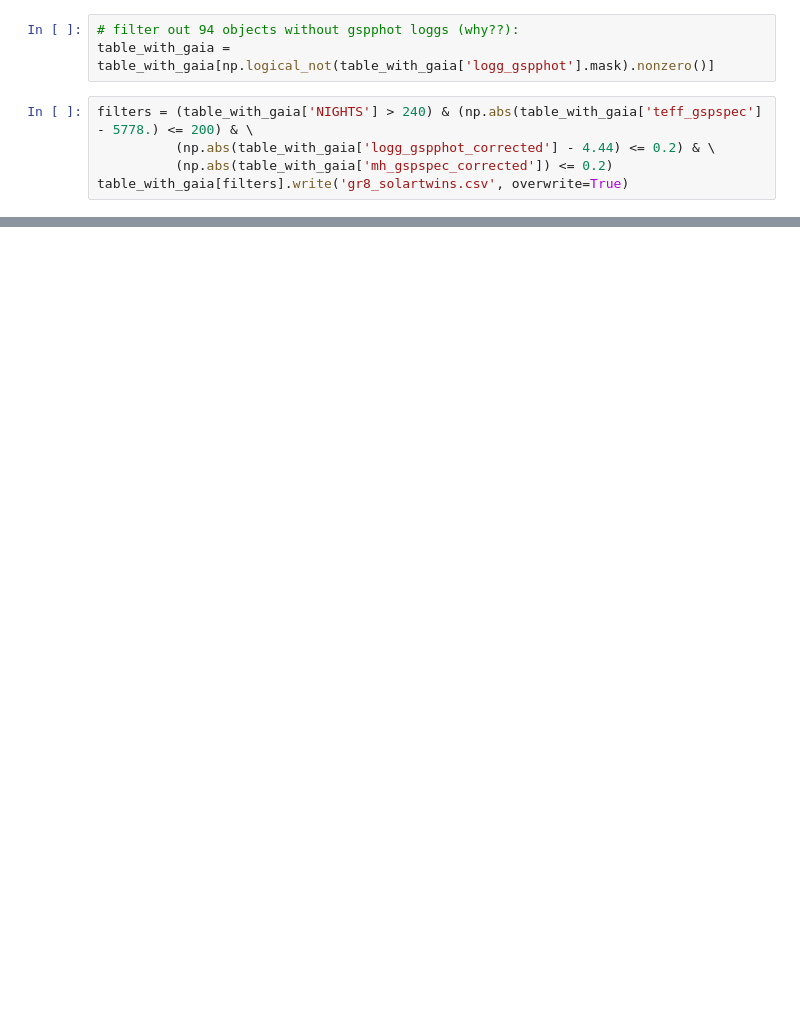
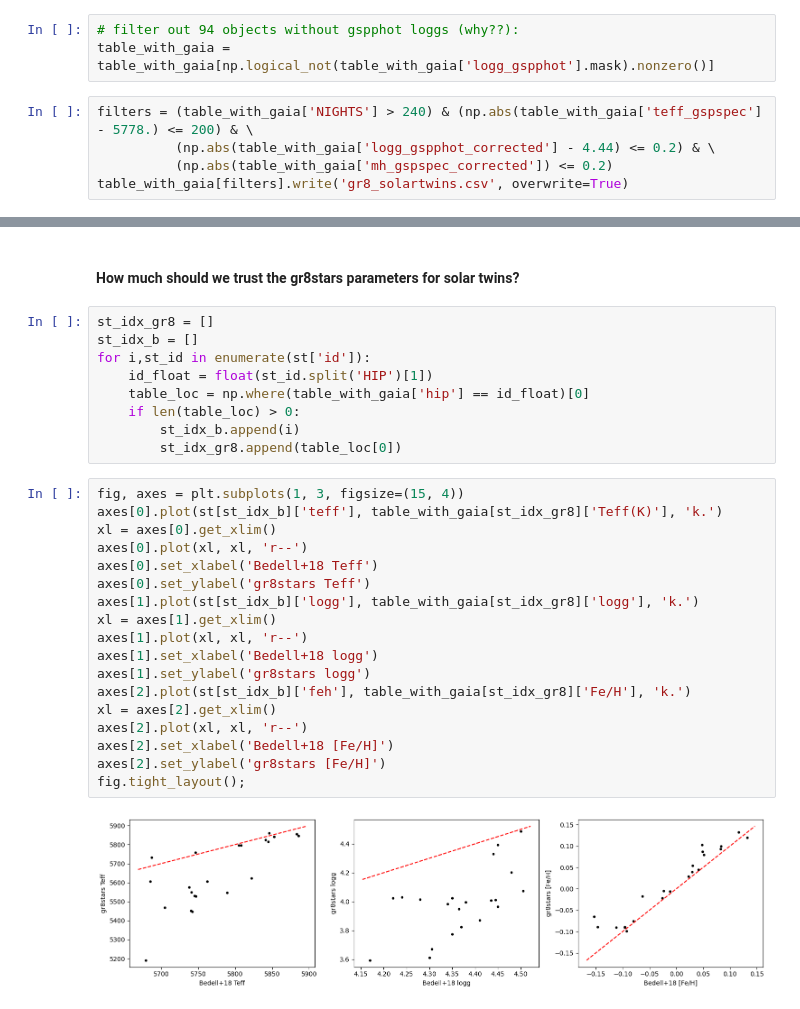
Before and after one commit to megbedell/TACS, a Jupyter notebook: gaia_params.ipynb, the cells around one changed output, grey strips where cells are left out. Saved outputs shown, nothing was run; the diff lists cells and outputs as text; blank space fills up the shorter version.

Commit message:
checking against gr8stars params

```diff
--- a/gaia_params.ipynb
+++ b/gaia_params.ipynb
@@ -200,0 +196,31 @@ Table length=138
+# %% [markdown]
+#### How much should we trust the gr8stars parameters for solar twins?
+# %%
+st_idx_gr8 = []
+st_idx_b = []
+for i,st_id in enumerate(st['id']):
+    id_float = float(st_id.split('HIP')[1])
+    table_loc = np.where(table_with_gaia['hip'] == id_float)[0]
+    if len(table_loc) > 0:
+        st_idx_b.append(i)
+        st_idx_gr8.append(table_loc[0])
+# %%
+fig, axes = plt.subplots(1, 3, figsize=(15, 4))
+axes[0].plot(st[st_idx_b]['teff'], table_with_gaia[st_idx_gr8]['Teff(K)'], 'k.')
+xl = axes[0].get_xlim()
+axes[0].plot(xl, xl, 'r--')
+axes[0].set_xlabel('Bedell+18 Teff')
+axes[0].set_ylabel('gr8stars Teff')
+axes[1].plot(st[st_idx_b]['logg'], table_with_gaia[st_idx_gr8]['logg'], 'k.')
+xl = axes[1].get_xlim()
+axes[1].plot(xl, xl, 'r--')
+axes[1].set_xlabel('Bedell+18 logg')
+axes[1].set_ylabel('gr8stars logg')
+axes[2].plot(st[st_idx_b]['feh'], table_with_gaia[st_idx_gr8]['Fe/H'], 'k.')
+xl = axes[2].get_xlim()
+axes[2].plot(xl, xl, 'r--')
+axes[2].set_xlabel('Bedell+18 [Fe/H]')
+axes[2].set_ylabel('gr8stars [Fe/H]')
+fig.tight_layout();
+# %% [output]
+[figure, added]
```
Also changed, not shown: parts of 9 cells of this notebook, 1 other file.
